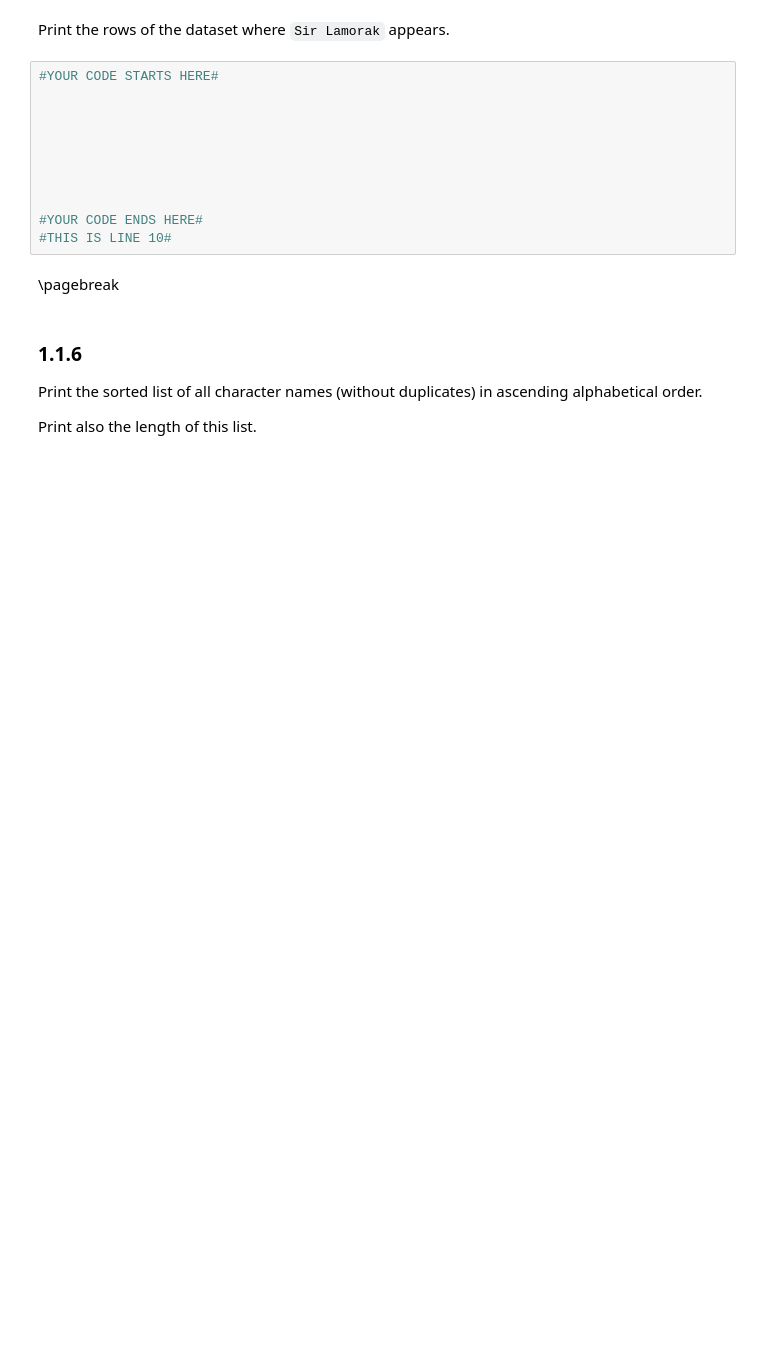
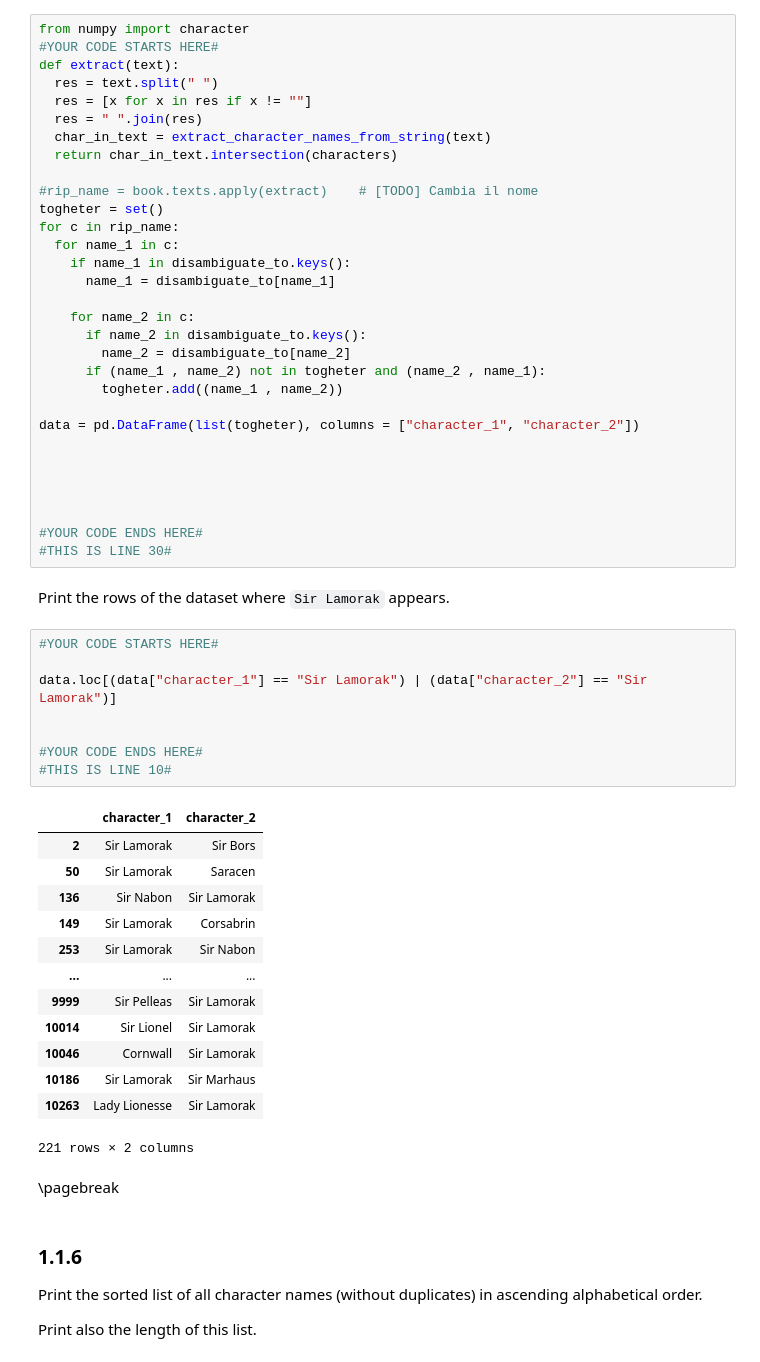
Before and after one commit to Ciambelle-Ciociare/ADM_Homework_2, a Jupyter notebook: DMT2023_HW2.ipynb, the cells around one changed output. Drawn from its saved outputs; the diff is of its cells as text; blank space fills up the shorter version.

```diff
--- a/DMT2023_HW2.ipynb
+++ b/DMT2023_HW2.ipynb
@@ -345,3 +357,34 @@ Prepare the dataset for the PageRank algorithm.
+# %%
+from numpy import character
+#YOUR CODE STARTS HERE#
+def extract(text):
+  res = text.split(" ")
+  res = [x for x in res if x != ""]
+  res = " ".join(res)
+  char_in_text = extract_character_names_from_string(text)
+  return char_in_text.intersection(characters)
+
+#rip_name = book.texts.apply(extract)    # [TODO] Cambia il nome
+togheter = set()
+for c in rip_name:
+  for name_1 in c:
+    if name_1 in disambiguate_to.keys():
+      name_1 = disambiguate_to[name_1]
+
+    for name_2 in c:
+      if name_2 in disambiguate_to.keys():
+        name_2 = disambiguate_to[name_2]
+      if (name_1 , name_2) not in togheter and (name_2 , name_1):
+        togheter.add((name_1 , name_2))
+
+data = pd.DataFrame(list(togheter), columns = ["character_1", "character_2"])
+
+
+
+
+
+#YOUR CODE ENDS HERE#
+#THIS IS LINE 30#
 # %% [markdown]
 Print the rows of the dataset where `Sir Lamorak` appears.
 
@@ -349,14 +392,25 @@ Print the rows of the dataset where `Sir Lamorak` appears.
 # %%
 #YOUR CODE STARTS HERE#
 
-
-
-
-
+data.loc[(data["character_1"] == "Sir Lamorak") | (data["character_2"] == "Sir Lamorak")]
 
 
 #YOUR CODE ENDS HERE#
 #THIS IS LINE 10#
+# %% [output]
+|  | character_1 | character_2 |
+| 2 | Sir Lamorak | Sir Bors |
+| 50 | Sir Lamorak | Saracen |
+| 136 | Sir Nabon | Sir Lamorak |
+| 149 | Sir Lamorak | Corsabrin |
+| 253 | Sir Lamorak | Sir Nabon |
+| ... | ... | ... |
+| 9999 | Sir Pelleas | Sir Lamorak |
+| 10014 | Sir Lionel | Sir Lamorak |
+| 10046 | Cornwall | Sir Lamorak |
+| 10186 | Sir Lamorak | Sir Marhaus |
+| 10263 | Lady Lionesse | Sir Lamorak |
+221 rows × 2 columns
 # %% [markdown]
 <div style="page-break-after: always; visibility: hidden">
 \pagebreak
```
Also changed, not shown: parts of 10 cells of this notebook.
